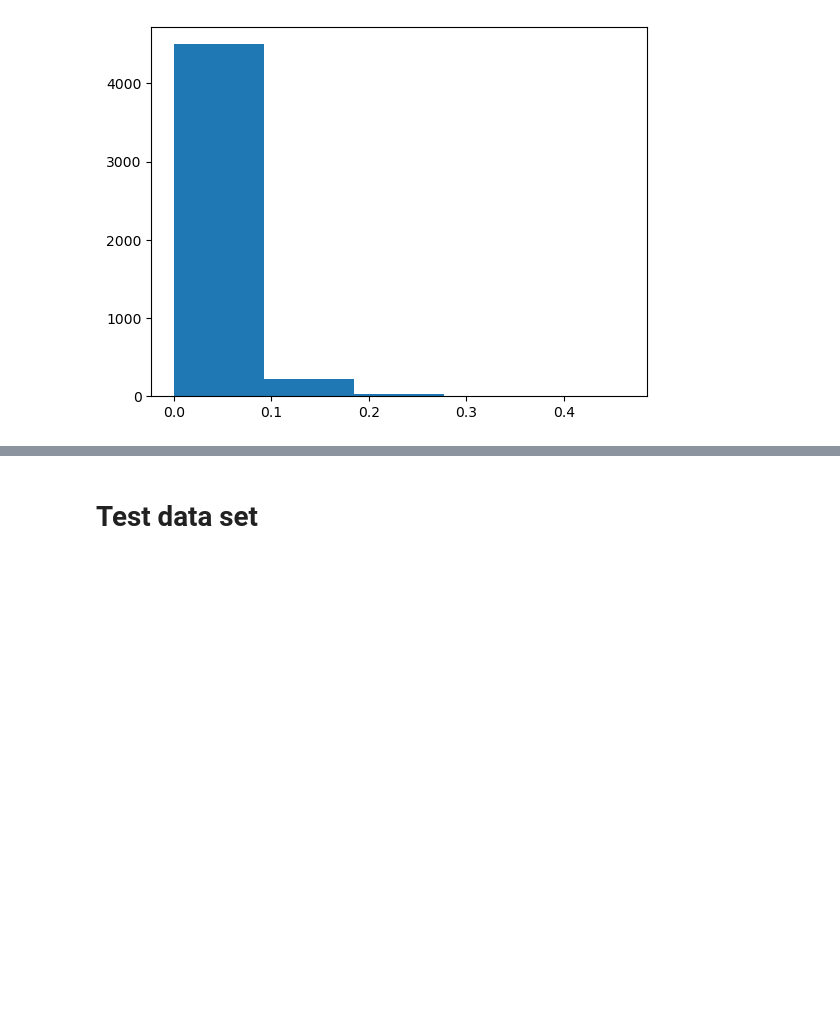
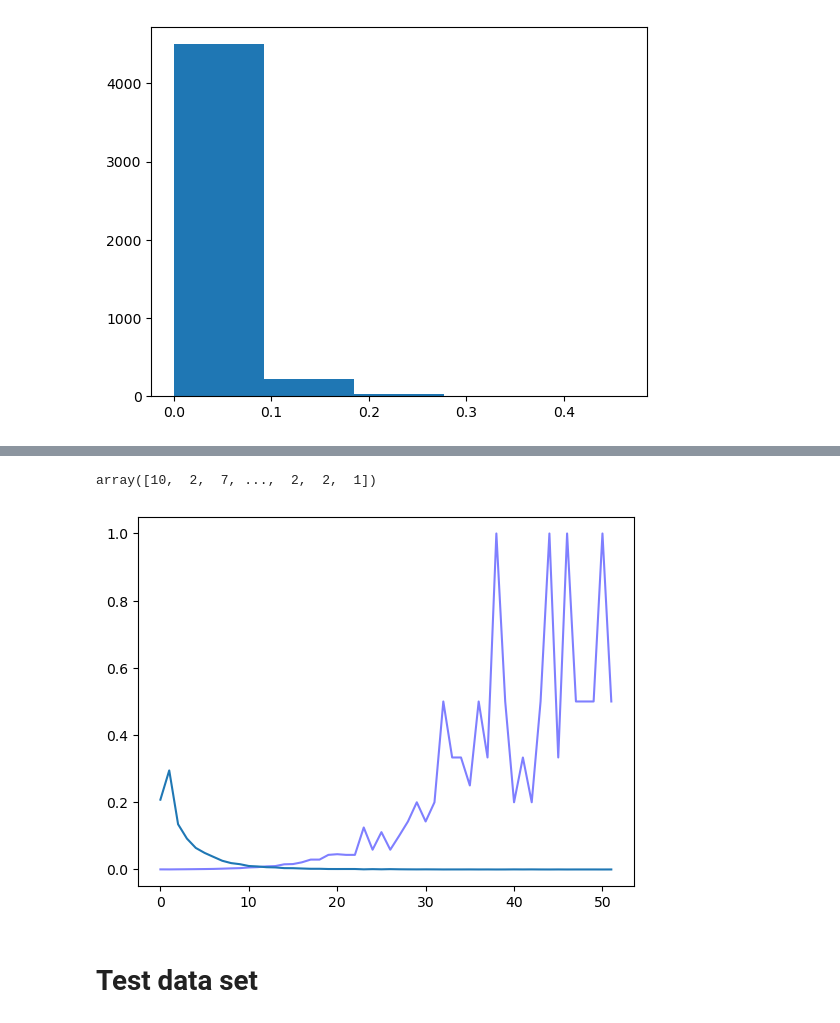
Before and after one commit to TimEngelmann/future-deforestation, a Jupyter notebook: notebooks/data_splitting.ipynb, the cells around one changed output, grey strips where cells are left out. Saved outputs shown, nothing was run; the diff lists cells and outputs as text; code cells hidden in the pictures; blank space fills up the shorter version.

```diff
--- a/notebooks/data_splitting.ipynb
+++ b/notebooks/data_splitting.ipynb
@@ -405,3 +461,21 @@ plt.show()
+# %%
+bins = np.arange(0,np.max(targets),0.01)
+targets_bin = np.digitize(targets, bins, right=True)
+# %%
+targets_bin
+# %% [output]
+array([10,  2,  7, ...,  2,  2,  1])
+# %%
+class_count = np.array([np.count_nonzero(targets_bin == i) for i in np.arange(len(bins)+1)])
+weight=1./(class_count+1)
+samples_weight = np.array([weight[t] for t in targets_bin])
+samples_weight=torch.from_numpy(samples_weight)
+# %%
+plt.plot(weight, alpha=0.5, color='blue')
+plt.plot(class_count/len(targets_bin))
+plt.show()
+# %% [output]
+[figure, added]
 # %% [markdown]
 # Test data set
 # %%
```
Also changed, not shown: parts of 8 cells of this notebook, 3 other files.
